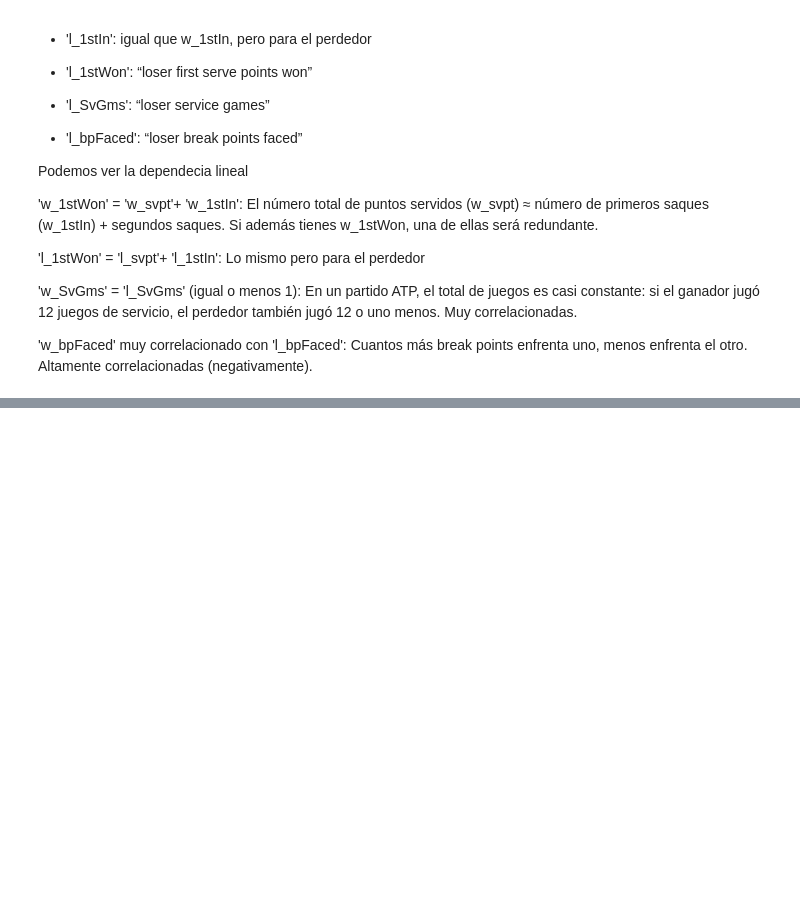
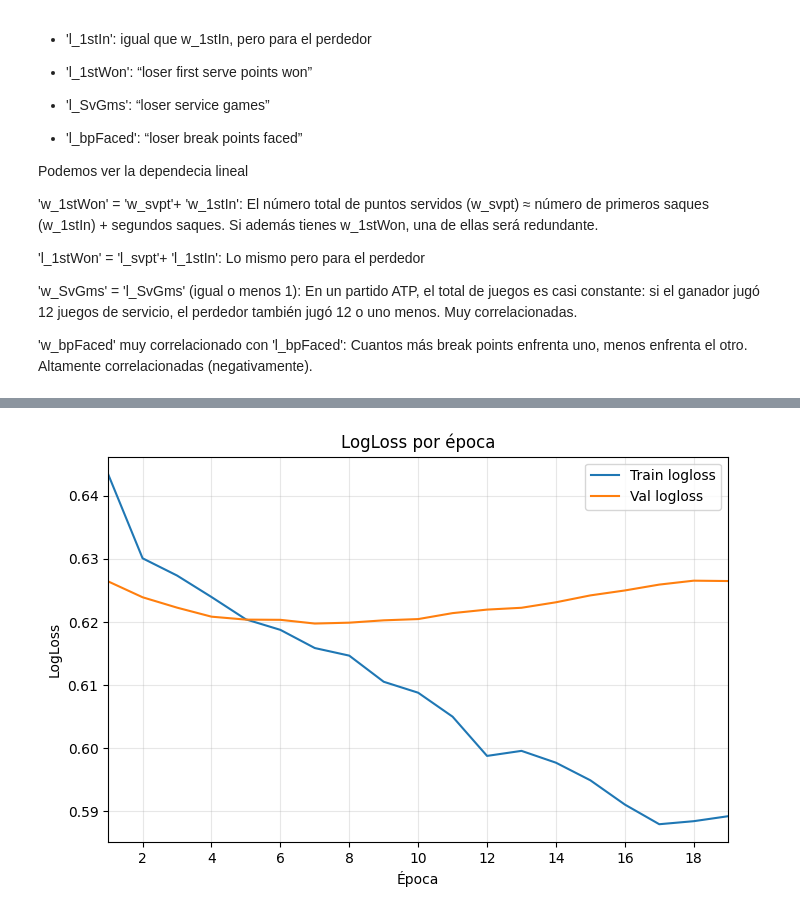
Before and after one commit to TICO279/TennisMatchPredictor, a Jupyter notebook: baselineModel.ipynb, the cells around one changed output, grey strips where cells are left out. Cells and saved outputs as stored; diff of their text form; code cells hidden in the pictures; blank space fills up the shorter version.

```diff
--- a/baselineModel.ipynb
+++ b/baselineModel.ipynb
@@ -657,0 +736,14 @@ plt.legend(); plt.show()
+# %%
+gss1 = GroupShuffleSplit(n_splits=1, test_size=0.30, random_state=SEED)
+train_idx, temp_idx = next(gss1.split(X, y, groups=groups))
+
+X_train, y_train = X.iloc[train_idx], y[train_idx]
+grp_temp = groups.iloc[temp_idx]
+X_temp,  y_temp  = X.iloc[temp_idx], y[temp_idx]
+
+gss2 = GroupShuffleSplit(n_splits=1, test_size=0.50, random_state=SEED)  # 15/15
+val_idx, test_idx = next(gss2.split(X_temp, y_temp, groups=grp_temp))
+X_val, y_val   = X_temp.iloc[val_idx],  y_temp[val_idx]
+X_test, y_test = X_temp.iloc[test_idx], y_temp[test_idx]
+
+print("Train:", X_train.shape, "| Val:", X_val.shape, "| Test:", X_test.shape)
@@ -657,0 +937,18 @@ plt.legend(); plt.show()
+# %%
+import numpy as np
+import matplotlib.pyplot as plt
+
+H = history.history  # devuelto por model.fit(...)
+loss_tr = np.array(H["loss"])
+loss_va = np.array(H["val_loss"])
+epochs  = np.arange(1, len(loss_tr)+1)
+
+plt.figure(figsize=(8,5))
+plt.plot(epochs, loss_tr, label="Train logloss")
+plt.plot(epochs, loss_va, label="Val logloss")
+plt.title("LogLoss por época")
+plt.xlabel("Época"); plt.ylabel("LogLoss")
+plt.xlim(1, len(epochs))
+plt.grid(True, alpha=0.3); plt.legend(); plt.show()
+# %% [output]
+[figure, added]
```
Also changed, not shown: parts of 46 cells of this notebook.
